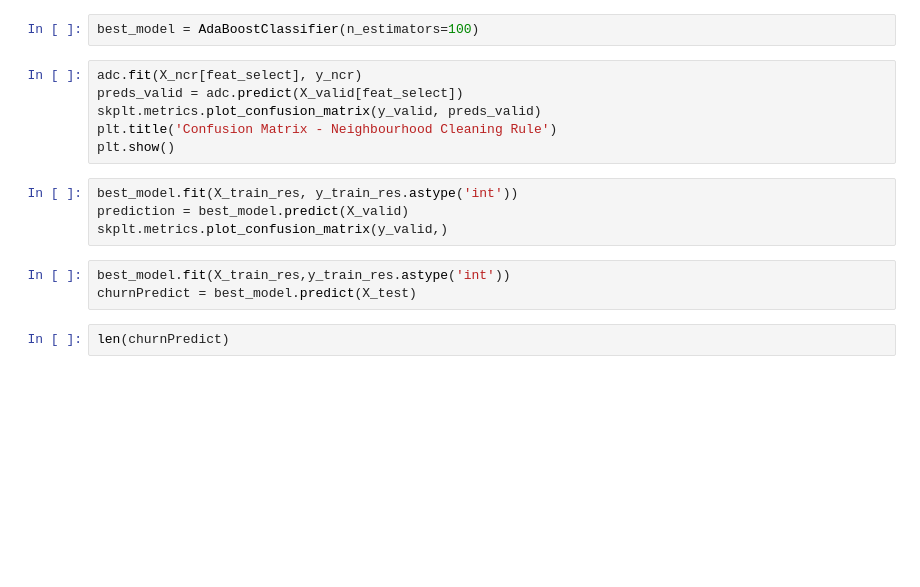
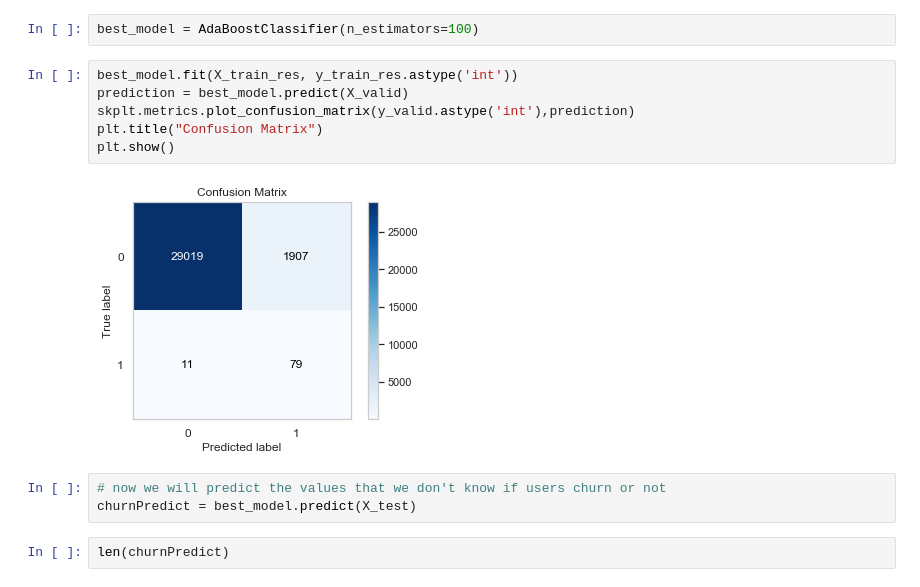
Before and after one commit to raquelcreis/customer_survival, a Jupyter notebook: notebook.ipynb, the cells around one changed output. Cells and saved outputs as stored; diff of their text form; blank space fills up the shorter version.

Commit message:
confusion matrix

```diff
--- a/notebook.ipynb
+++ b/notebook.ipynb
@@ -372,18 +372,16 @@ models.sort_values(by='score',ascending=False)
 # %%
 best_model = AdaBoostClassifier(n_estimators=100)
 # %%
-adc.fit(X_ncr[feat_select], y_ncr)
-preds_valid = adc.predict(X_valid[feat_select])
-skplt.metrics.plot_confusion_matrix(y_valid, preds_valid)
-plt.title('Confusion Matrix - Neighbourhood Cleaning Rule')
+best_model.fit(X_train_res, y_train_res.astype('int'))
+prediction = best_model.predict(X_valid)
+skplt.metrics.plot_confusion_matrix(y_valid.astype('int'),prediction)
+plt.title("Confusion Matrix")
 plt.show()
+# %% [output]
+[figure, added]
-# %%
-best_model.fit(X_train_res, y_train_res.astype('int'))
-prediction = best_model.predict(X_valid)
-skplt.metrics.plot_confusion_matrix(y_valid,)
-# %%
-best_model.fit(X_train_res,y_train_res.astype('int'))
-churnPredict = best_model.predict(X_test)
+# %%
+# now we will predict the values that we don't know if users churn or not
+churnPredict = best_model.predict(X_test)
 # %%
 len(churnPredict)
 # %% [output]
```
Also changed, not shown: parts of 1 cell of this notebook.
